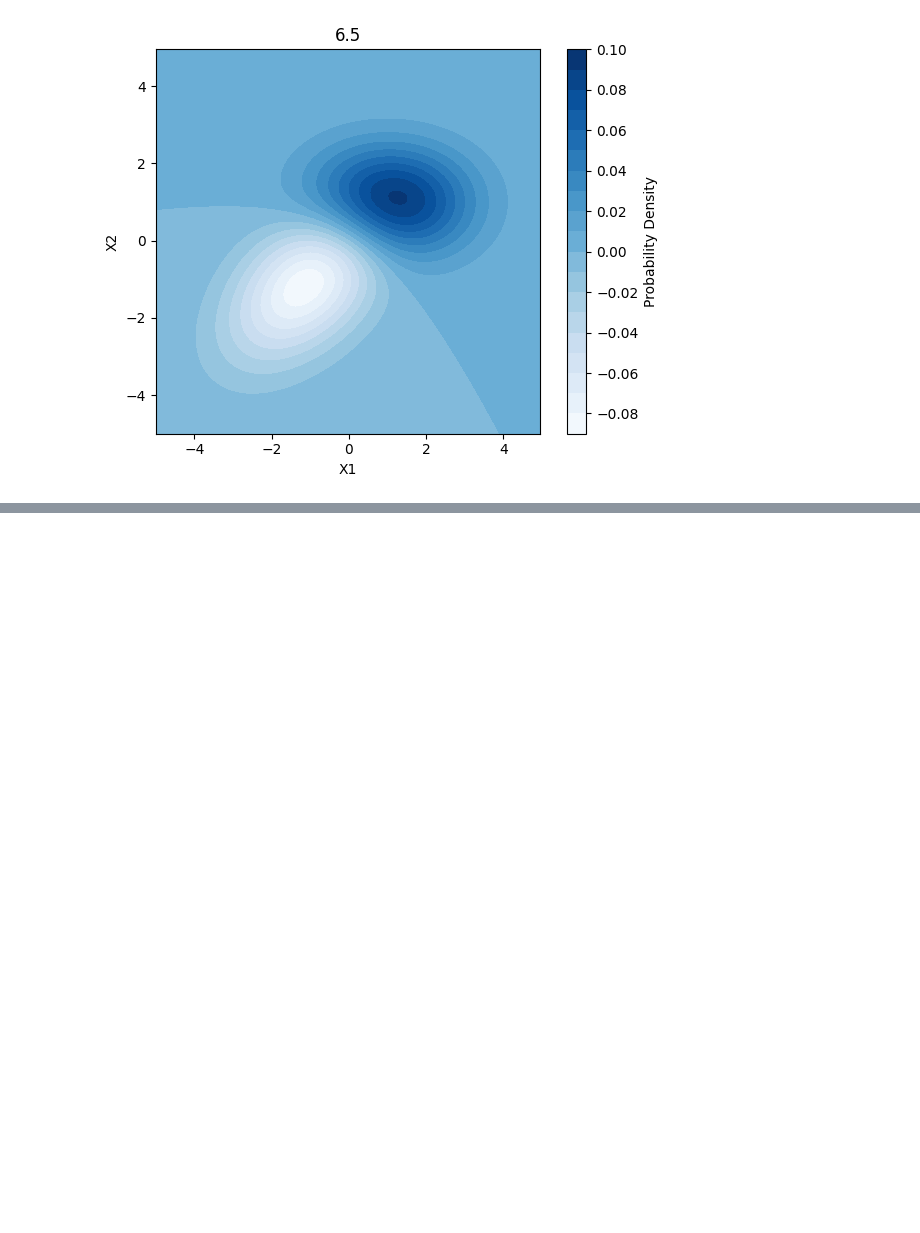
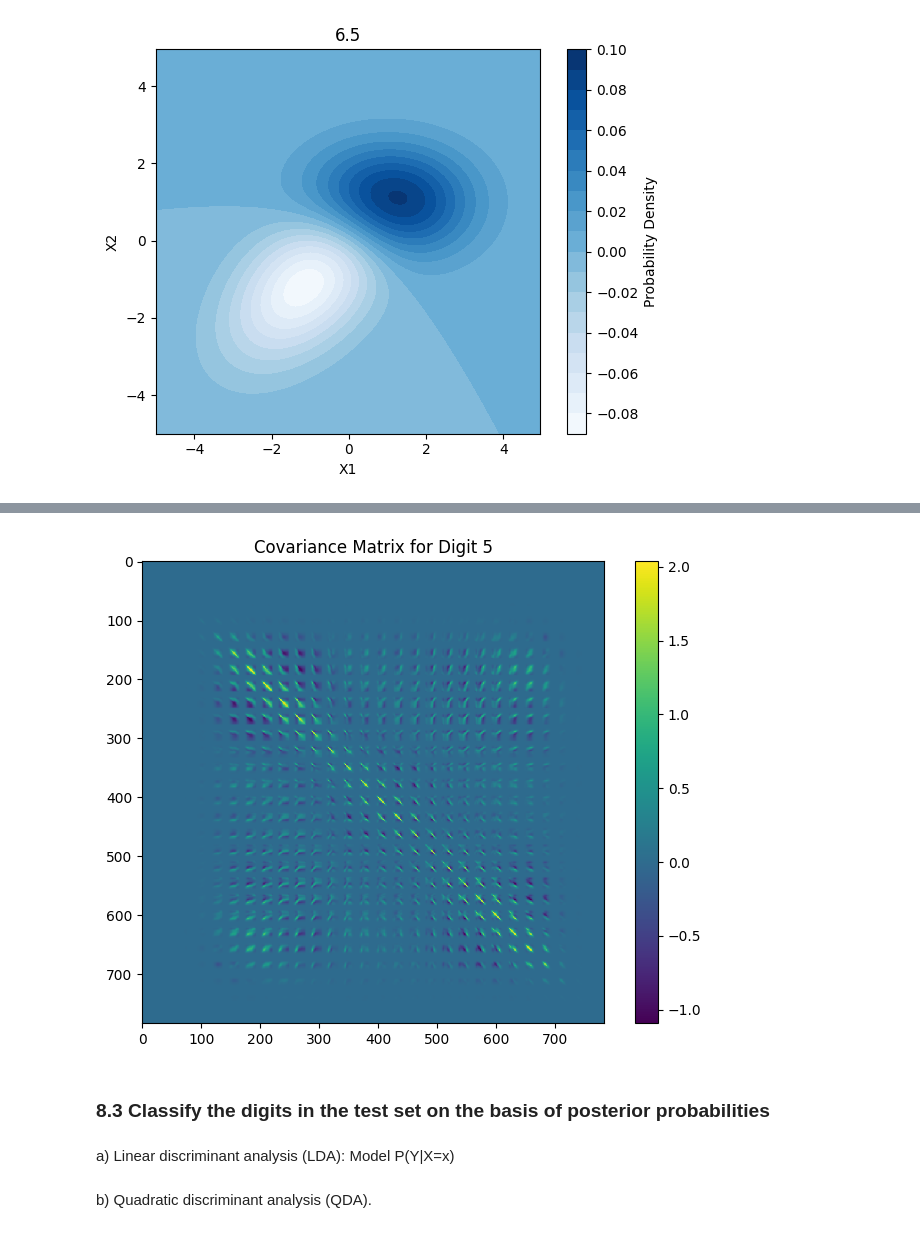
Before and after one commit to ianalin123/CS189hw3, a Jupyter notebook: scripts/Training.ipynb, the cells around one changed output, grey strips where cells are left out. Drawn from its saved outputs; the diff is of its cells as text; code cells hidden in the pictures; blank space fills up the shorter version.

```diff
--- a/scripts/Training.ipynb
+++ b/scripts/Training.ipynb
@@ -217,0 +226,11 @@ eigenvectors = [[ 0.82288001 -0.56821519]
+# %%
+## Partition the data into training and validation sets
+mnist = np.load('../data/mnist-data-hw3.npz')
+mnist_original_data = mnist['training_data']
+mnist_original_labels = mnist['training_labels']
+mnist_test_data = mnist['test_data']
+print ("mnist_original_data.shape", mnist_original_data.shape)
+
+# Partition the data into training and validation sets
+mnist_train_data, mnist_val_data, mnist_train_labels, mnist_val_labels = train_test_split(mnist_original_data, mnist_original_labels, test_size=(1/6), random_state=42)
+print ("mnist_train_data.shape", mnist_train_data.shape)
@@ -217,0 +245,40 @@ eigenvectors = [[ 0.82288001 -0.56821519]
+# %%
+## 8.1
+## Contrast-normalize the images before using their pixel values
+#  I decided to standardize the normal distribution of the pixel values in the training set rather than divide by the L2 norm of the pixel values.
+
+mnist_train_data = mnist_train_data.astype(np.float32)
+mnist_train_data_flattened = mnist_train_data.reshape(mnist_train_data.shape[0], -1)
+epsilon = 1e-8
+
+## Standardize pixel values by subtracting the mean and dividing by the standard deviation of all pixels across all training images
+# Note: originally tried normalizing by mean/std of each pixel value, but this led to a lot 0 values in the covariance matrix
+global_mean = np.mean(mnist_train_data_flattened)
+global_std = np.std(mnist_train_data_flattened)
+mnist_train_stdized = ((mnist_train_data_flattened - global_mean) / global_std) + epsilon
+
+digits = {}
+mu = []
+sigma = []
+
+for i in range(10):
+    digit_indices= np.where(mnist_train_labels == i)[0]
+    digits[i] = mnist_train_stdized[digit_indices]
+    # print(f"digits[{i}].shape", digits[i].shape)
+    mu.append(np.mean(digits[i], axis=0))
+    sigma.append(np.cov(digits[i], rowvar=False))
+
+## 8.2
+num = 5
+plt.figure(figsize=(8, 6))
+plt.imshow(sigma[num], cmap='viridis', interpolation='nearest')
+plt.title('Covariance Matrix for Digit {}'.format(num))
+plt.colorbar()
+tick_marks = np.arange(len(sigma[num]))
+plt.show()
+# %% [output]
+[figure, added]
+# %% [markdown]
+### 8.3 Classify the digits in the test set on the basis of posterior probabilities
+# %% [markdown]
+a) Linear discriminant analysis (LDA): Model P(Y|X=x)
@@ -217,0 +287,2 @@ eigenvectors = [[ 0.82288001 -0.56821519]
+# %% [markdown]
+b) Quadratic discriminant analysis (QDA).
```
Also changed, not shown: parts of 10 cells of this notebook, 3 other files.
